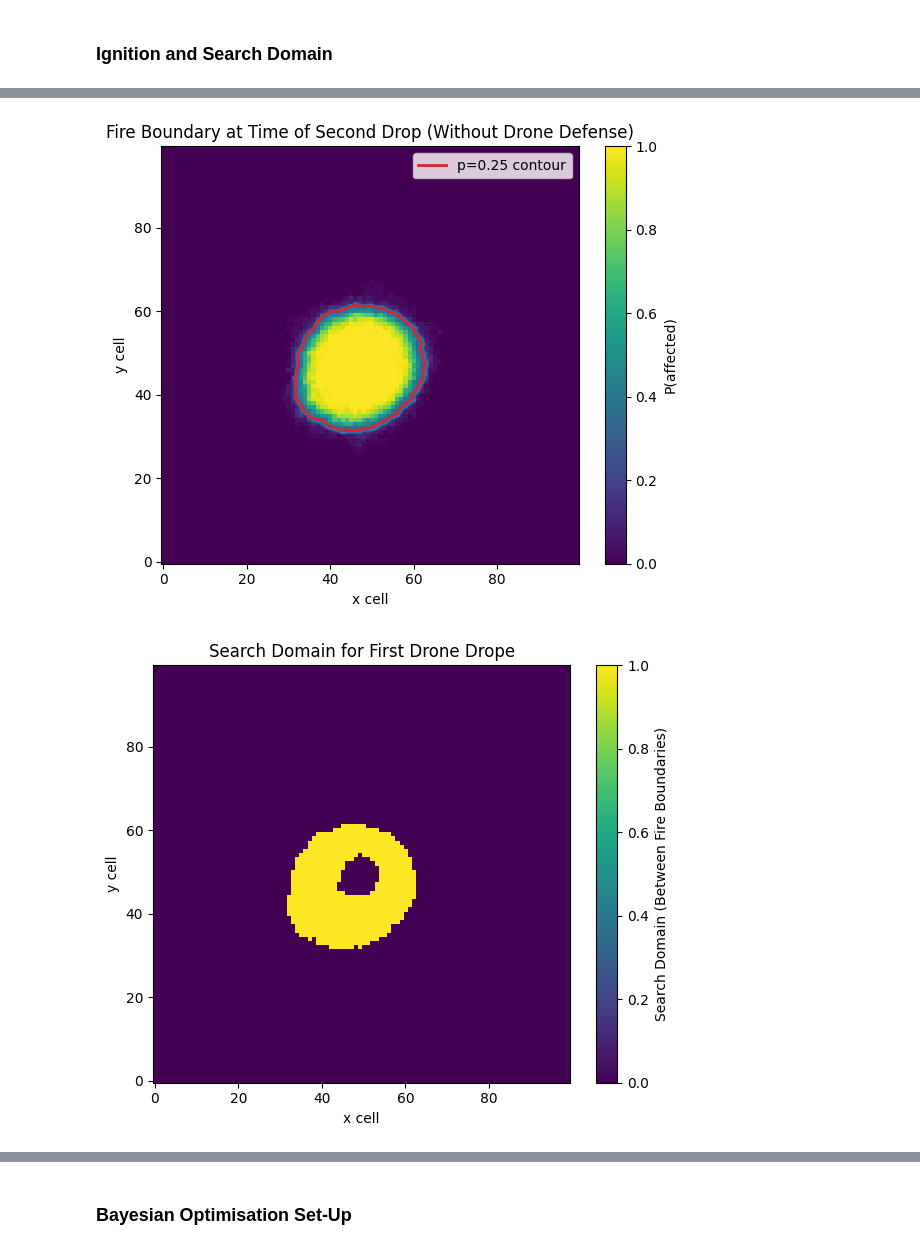
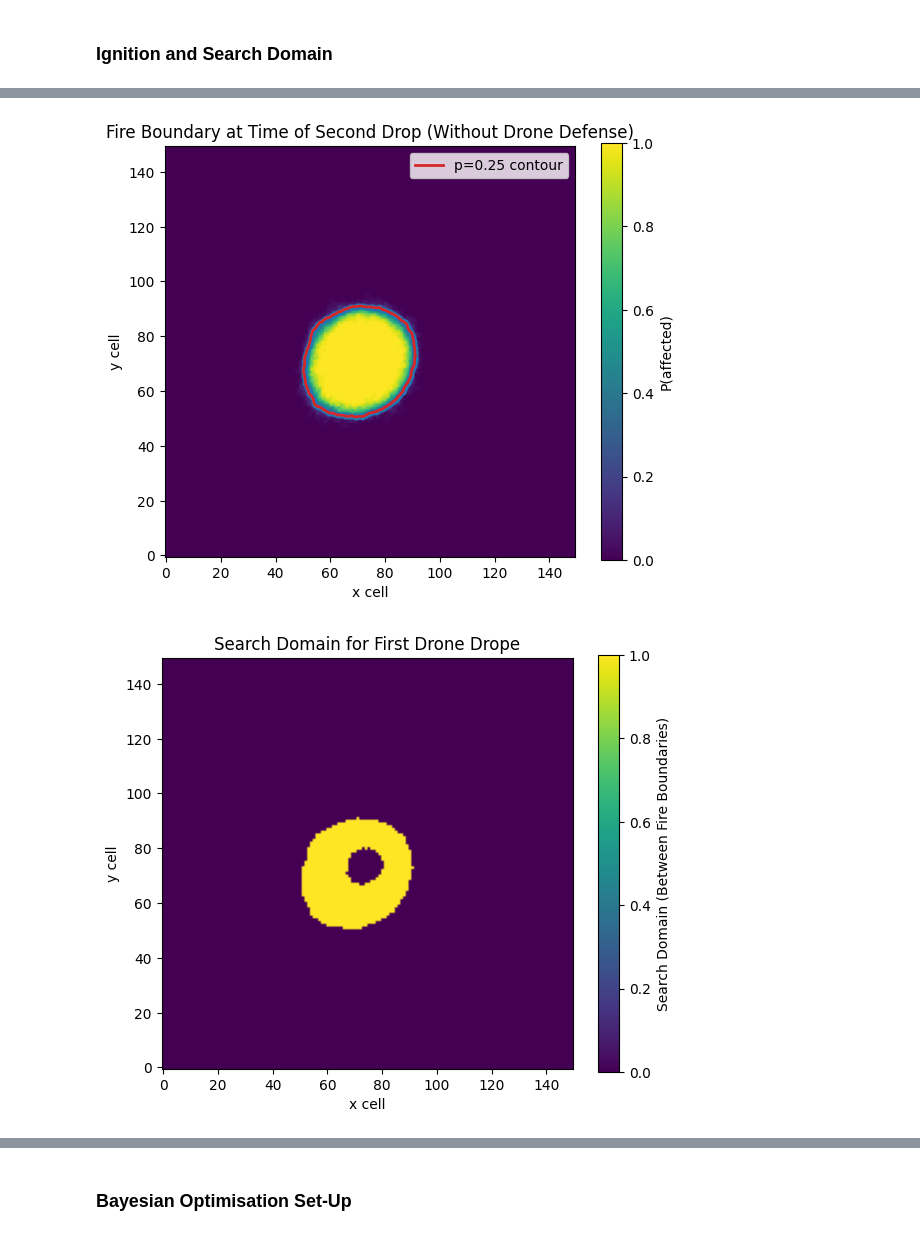
Before and after one commit to joshgreenwa/PyroFinsler, a Jupyter notebook: testing_CA_based_BO.ipynb, the cells around one changed output, grey strips where cells are left out. Drawn from its saved outputs; the diff is of its cells as text; code cells hidden in the pictures.

```diff
--- a/testing_CA_based_BO.ipynb
+++ b/testing_CA_based_BO.ipynb
@@ -31,7 +31,7 @@ import fire_model.bo as bo
 ### Environment Set-Up
 # %%
 # Grid / domain
-nx = ny = 100
+nx = ny = 150
 domain_km = 5
 
 # Time discretisation (used for indexing time-varying wind and for FireState.t)
@@ -81,7 +97,7 @@ ignition_center = (nx // 2, ny // 2)
 ignition_radius_km = 0.01
 time_to_first_drop = 60.0  # 1 minute to response
 time_to_second_drop = 180.0 # 2 minutes later
-search_space_time = (time_to_second_drop - time_to_first_drop)//3
+search_space_time = (time_to_second_drop - time_to_first_drop)//2
 
 # Initial Evolution
 init_firestate_ca = ca_model.simulate_from_ignition(
@@ -170,2 +186,2 @@ ca_model.plot_search_domain(between_boundaries_mask,title="Search Domain for Fir
-[figure, old version]
+[figure, new version]
-[figure, old version]
+[figure, new version]
```
Also changed, not shown: parts of 11 cells of this notebook, 3 other files.
